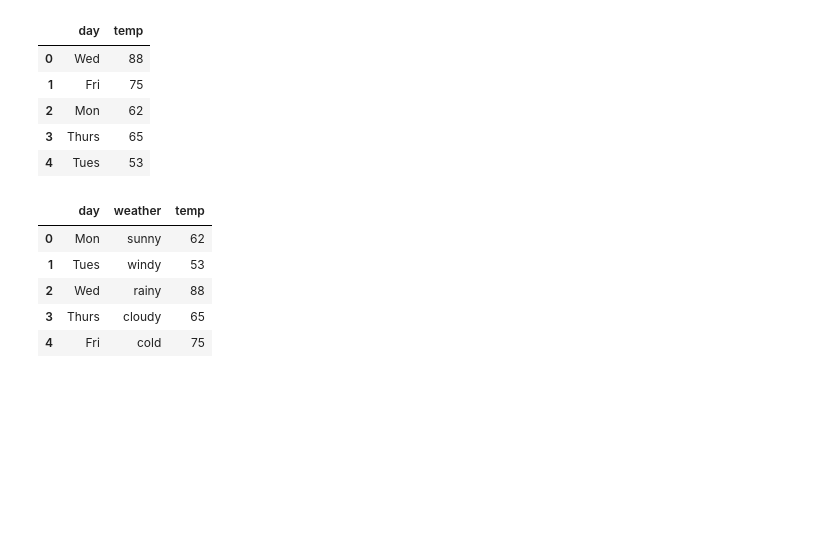
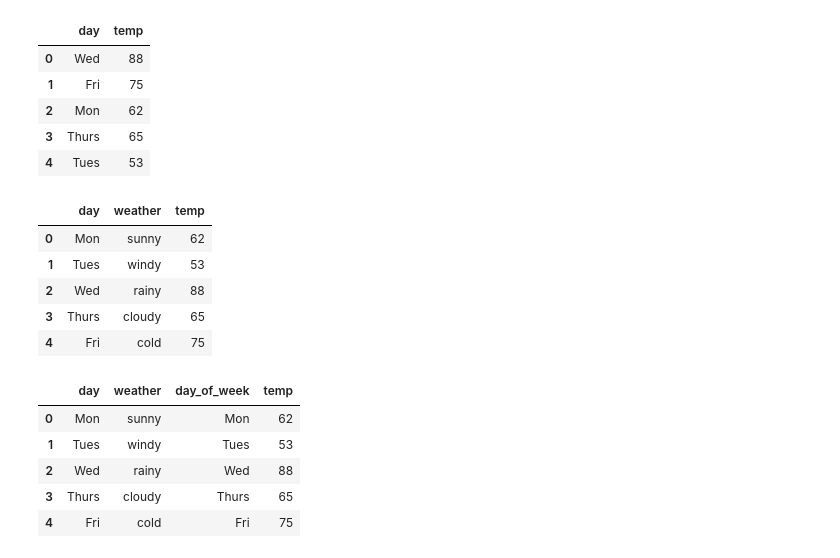
Before and after one commit to Vasanta2002/Sprint_1_git, a Jupyter notebook: sp1_M3.ipynb, the cells around one changed output. Cells and saved outputs as stored; diff of their text form; code cells hidden in the pictures; blank space fills up the shorter version.

```diff
--- a/sp1_M3.ipynb
+++ b/sp1_M3.ipynb
@@ -187,3 +187,18 @@ display(df3)
 | 2 | Wed | rainy | 88 |
 | 3 | Thurs | cloudy | 65 |
 | 4 | Fri | cold | 75 |
+# %%
+# Change the column name day -> day_of_week
+df2_new = pd.DataFrame({'day_of_week': ['Wed', 'Fri', 'Mon', 'Thurs', 'Tues'],
+                   'temp': [88, 75, 62, 65, 53]})
+
+# Merge with left and right columns
+df4 = pd.merge(df1, df2_new, left_on='day', right_on='day_of_week')
+display(df4)
+# %% [output]
+|  | day | weather | day_of_week | temp |
+| 0 | Mon | sunny | Mon | 62 |
+| 1 | Tues | windy | Tues | 53 |
+| 2 | Wed | rainy | Wed | 88 |
+| 3 | Thurs | cloudy | Thurs | 65 |
+| 4 | Fri | cold | Fri | 75 |
```
Also changed, not shown: parts of 3 cells of this notebook.
